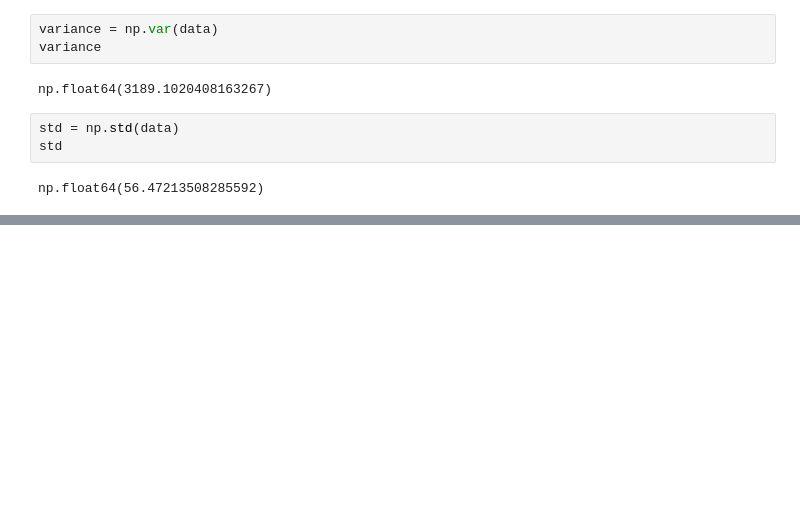
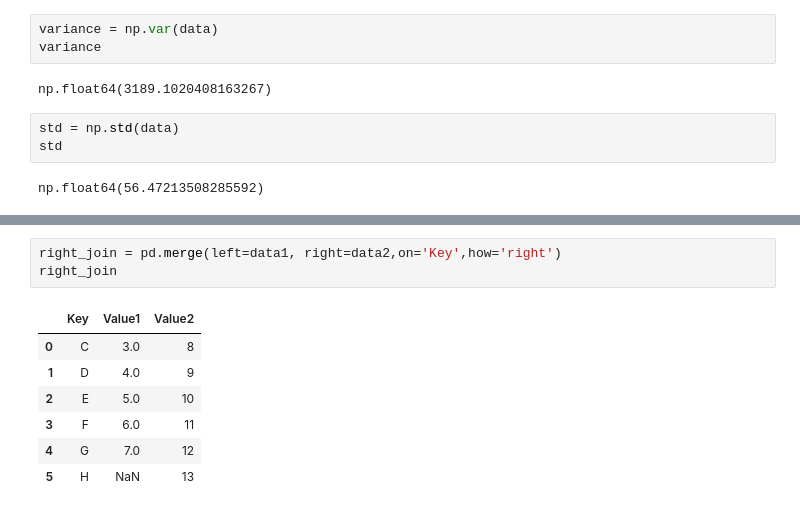
Before and after one commit to hectorherreraespinola/EDA_FreeCodeCamp, a Jupyter notebook: EDA.ipynb, the cells around one changed output, grey strips where cells are left out. Drawn from its saved outputs; the diff is of its cells as text; blank space fills up the shorter version.

```diff
--- a/EDA.ipynb
+++ b/EDA.ipynb
@@ -327,0 +399,11 @@ data_csv.describe()
+# %%
+right_join = pd.merge(left=data1, right=data2,on='Key',how='right')
+right_join
+# %% [output]
+|  | Key | Value1 | Value2 |
+| 0 | C | 3.0 | 8 |
+| 1 | D | 4.0 | 9 |
+| 2 | E | 5.0 | 10 |
+| 3 | F | 6.0 | 11 |
+| 4 | G | 7.0 | 12 |
+| 5 | H | NaN | 13 |
```
Also changed, not shown: parts of 8 cells of this notebook.
